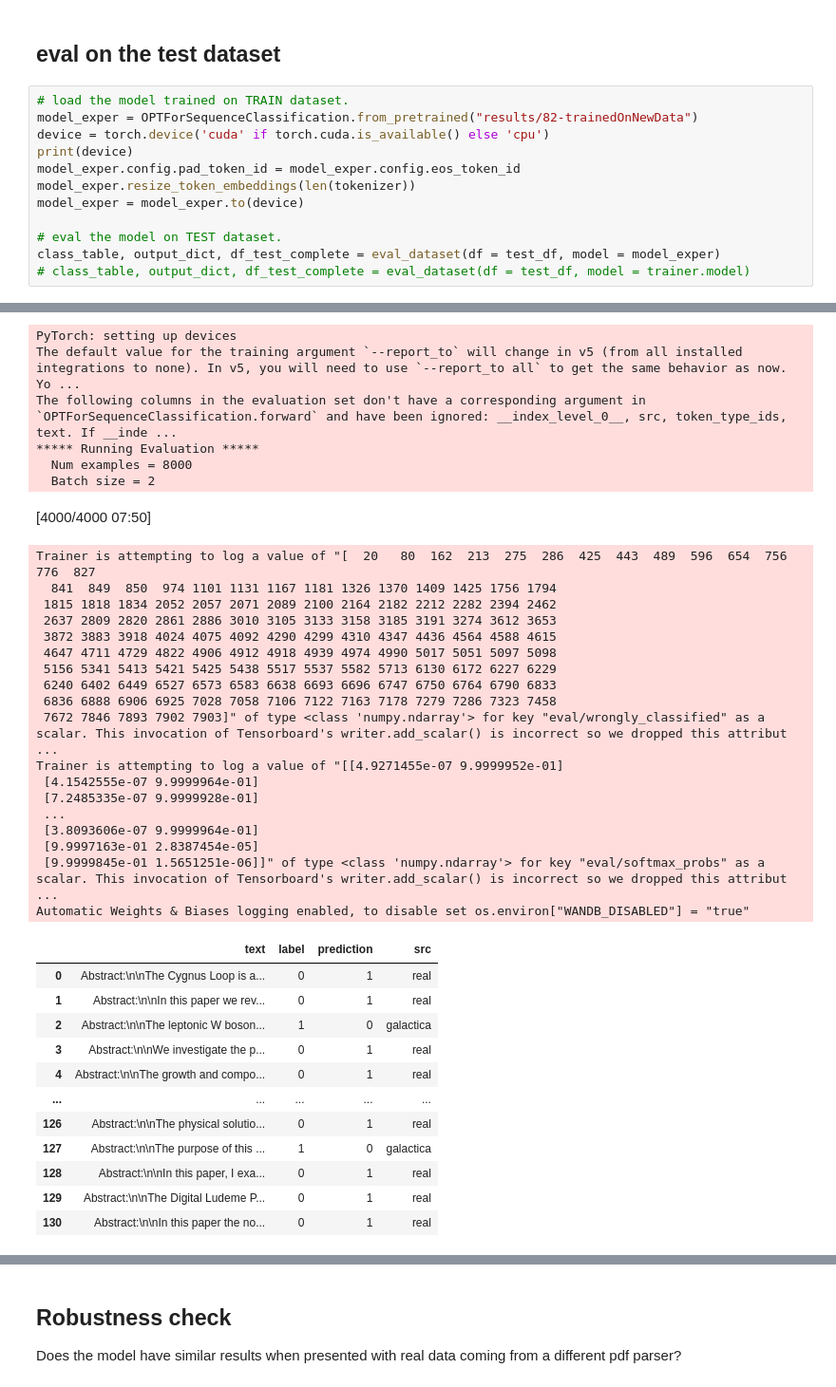
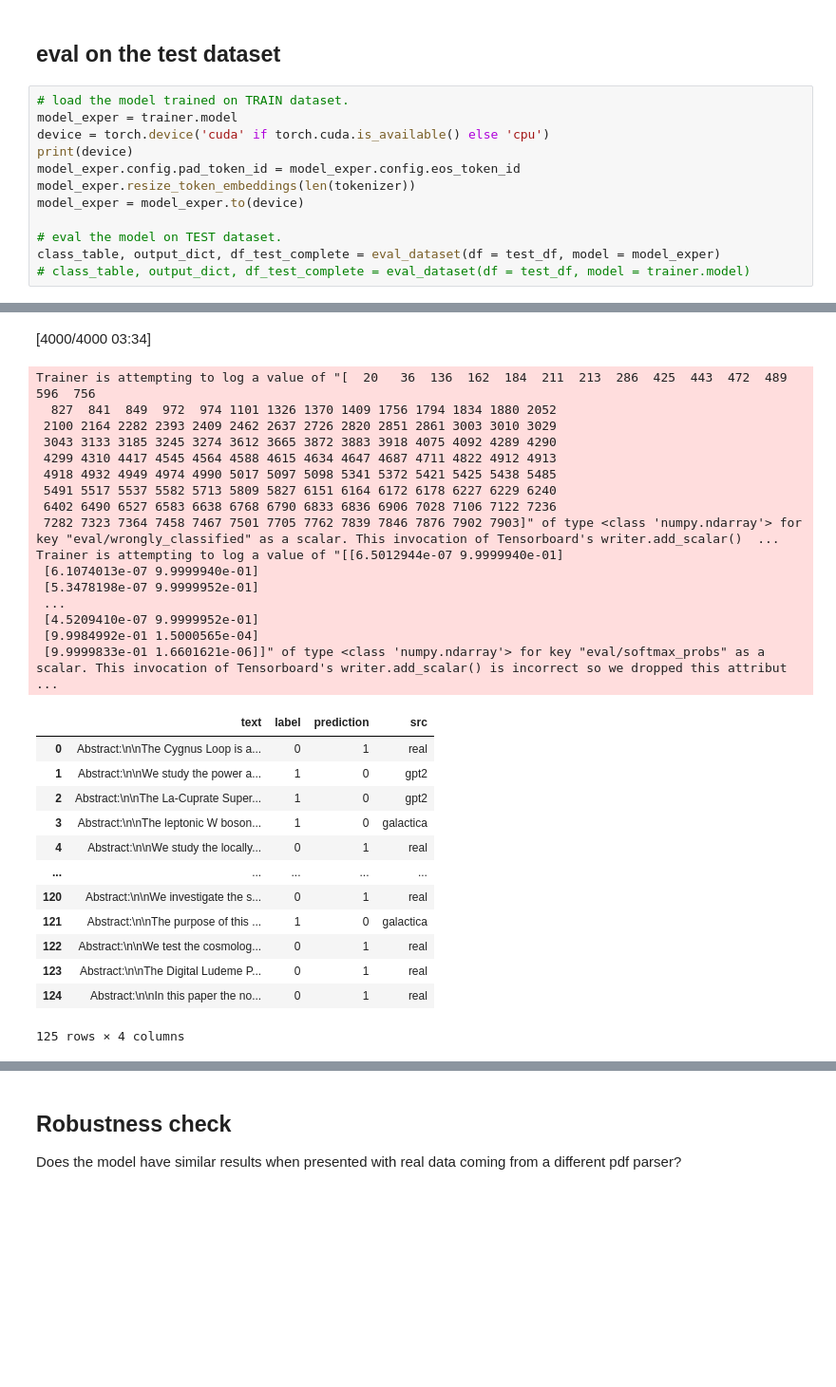
Before and after one commit to qwenzo/-IDMGSP, a Jupyter notebook: classifiers/Galactica/galactica_classification.ipynb, the cells around one changed output, grey strips where cells are left out. Shown at 95% size. Cells and saved outputs as stored; diff of their text form; blank space fills up the shorter version.

```diff
--- a/classifiers/Galactica/galactica_classification.ipynb
+++ b/classifiers/Galactica/galactica_classification.ipynb
@@ -534,7 +501,7 @@ def eval_dataset(df, model, tokenized = False, transformed = False, get_probs_df
 ## eval on the test dataset
 # %%
 # load the model trained on TRAIN dataset.
-model_exper = OPTForSequenceClassification.from_pretrained("results/82-trainedOnNewData")
+model_exper = trainer.model
 device = torch.device('cuda' if torch.cuda.is_available() else 'cpu')
 print(device)
 model_exper.config.pad_token_id = model_exper.config.eos_token_id
@@ -566,37 +517,30 @@ cuda
+[4000/4000 03:34]
-PyTorch: setting up devices
-The default value for the training argument `--report_to` will change in v5 (from all installed integrations to none). In v5, you will need to use `--report_to all` to get the same behavior as now. Yo ...
-The following columns in the evaluation set don't have a corresponding argument in `OPTForSequenceClassification.forward` and have been ignored: __index_level_0__, src, token_type_ids, text. If __inde ...
-***** Running Evaluation *****
-  Num examples = 8000
-  Batch size = 2
+Trainer is attempting to log a value of "[  20   36  136  162  184  211  213  286  425  443  472  489  596  756
+  827  841  849  972  974 1101 1326 1370 1409 1756 1794 1834 1880 2052
+ 2100 2164 2282 2393 2409 2462 2637 2726 2820 2851 2861 3003 3010 3029
+ 3043 3133 3185 3245 3274 3612 3665 3872 3883 3918 4075 4092 4289 4290
+ 4299 4310 4417 4545 4564 4588 4615 4634 4647 4687 4711 4822 4912 4913
+ 4918 4932 4949 4974 4990 5017 5097 5098 5341 5372 5421 5425 5438 5485
+ 5491 5517 5537 5582 5713 5809 5827 6151 6164 6172 6178 6227 6229 6240
+ 6402 6490 6527 6583 6638 6768 6790 6833 6836 6906 7028 7106 7122 7236
+ 7282 7323 7364 7458 7467 7501 7705 7762 7839 7846 7876 7902 7903]" of type <class 'numpy.ndarray'> for key "eval/wrongly_classified" as a scalar. This invocation of Tensorboard's writer.add_scalar()  ...
+Trainer is attempting to log a value of "[[6.5012944e-07 9.9999940e-01]
+ [6.1074013e-07 9.9999940e-01]
+ [5.3478198e-07 9.9999952e-01]
+ ...
+ [4.5209410e-07 9.9999952e-01]
+ [9.9984992e-01 1.5000565e-04]
+ [9.9999833e-01 1.6601621e-06]]" of type <class 'numpy.ndarray'> for key "eval/softmax_probs" as a scalar. This invocation of Tensorboard's writer.add_scalar() is incorrect so we dropped this attribut ...
-[4000/4000 07:50]
+|  | text | label | prediction | src |
+| 0 | Abstract:\n\nThe Cygnus Loop is a... | 0 | 1 | real |
+| 1 | Abstract:\n\nWe study the power a... | 1 | 0 | gpt2 |
+| 2 | Abstract:\n\nThe La-Cuprate Super... | 1 | 0 | gpt2 |
+| 3 | Abstract:\n\nThe leptonic W boson... | 1 | 0 | galactica |
+| 4 | Abstract:\n\nWe study the locally... | 0 | 1 | real |
+| ... | ... | ... | ... | ... |
+| 120 | Abstract:\n\nWe investigate the s... | 0 | 1 | real |
+| 121 | Abstract:\n\nThe purpose of this ... | 1 | 0 | galactica |
+| 122 | Abstract:\n\nWe test the cosmolog... | 0 | 1 | real |
+| 123 | Abstract:\n\nThe Digital Ludeme P... | 0 | 1 | real |
+| 124 | Abstract:\n\nIn this paper the no... | 0 | 1 | real |
-Trainer is attempting to log a value of "[  20   80  162  213  275  286  425  443  489  596  654  756  776  827
-  841  849  850  974 1101 1131 1167 1181 1326 1370 1409 1425 1756 1794
- 1815 1818 1834 2052 2057 2071 2089 2100 2164 2182 2212 2282 2394 2462
- 2637 2809 2820 2861 2886 3010 3105 3133 3158 3185 3191 3274 3612 3653
- 3872 3883 3918 4024 4075 4092 4290 4299 4310 4347 4436 4564 4588 4615
- 4647 4711 4729 4822 4906 4912 4918 4939 4974 4990 5017 5051 5097 5098
- 5156 5341 5413 5421 5425 5438 5517 5537 5582 5713 6130 6172 6227 6229
- 6240 6402 6449 6527 6573 6583 6638 6693 6696 6747 6750 6764 6790 6833
- 6836 6888 6906 6925 7028 7058 7106 7122 7163 7178 7279 7286 7323 7458
- 7672 7846 7893 7902 7903]" of type <class 'numpy.ndarray'> for key "eval/wrongly_classified" as a scalar. This invocation of Tensorboard's writer.add_scalar() is incorrect so we dropped this attribut ...
-Trainer is attempting to log a value of "[[4.9271455e-07 9.9999952e-01]
- [4.1542555e-07 9.9999964e-01]
- [7.2485335e-07 9.9999928e-01]
- ...
- [3.8093606e-07 9.9999964e-01]
- [9.9997163e-01 2.8387454e-05]
- [9.9999845e-01 1.5651251e-06]]" of type <class 'numpy.ndarray'> for key "eval/softmax_probs" as a scalar. This invocation of Tensorboard's writer.add_scalar() is incorrect so we dropped this attribut ...
-Automatic Weights & Biases logging enabled, to disable set os.environ["WANDB_DISABLED"] = "true"
+125 rows × 4 columns
-|  | text | label | prediction | src |
-| 0 | Abstract:\n\nThe Cygnus Loop is a... | 0 | 1 | real |
-| 1 | Abstract:\n\nIn this paper we rev... | 0 | 1 | real |
-| 2 | Abstract:\n\nThe leptonic W boson... | 1 | 0 | galactica |
-| 3 | Abstract:\n\nWe investigate the p... | 0 | 1 | real |
-| 4 | Abstract:\n\nThe growth and compo... | 0 | 1 | real |
-| ... | ... | ... | ... | ... |
-| 126 | Abstract:\n\nThe physical solutio... | 0 | 1 | real |
-| 127 | Abstract:\n\nThe purpose of this ... | 1 | 0 | galactica |
-| 128 | Abstract:\n\nIn this paper, I exa... | 0 | 1 | real |
-| 129 | Abstract:\n\nThe Digital Ludeme P... | 0 | 1 | real |
-| 130 | Abstract:\n\nIn this paper the no... | 0 | 1 | real |
```
Also changed, not shown: parts of 56 cells of this notebook, 5 other files.
